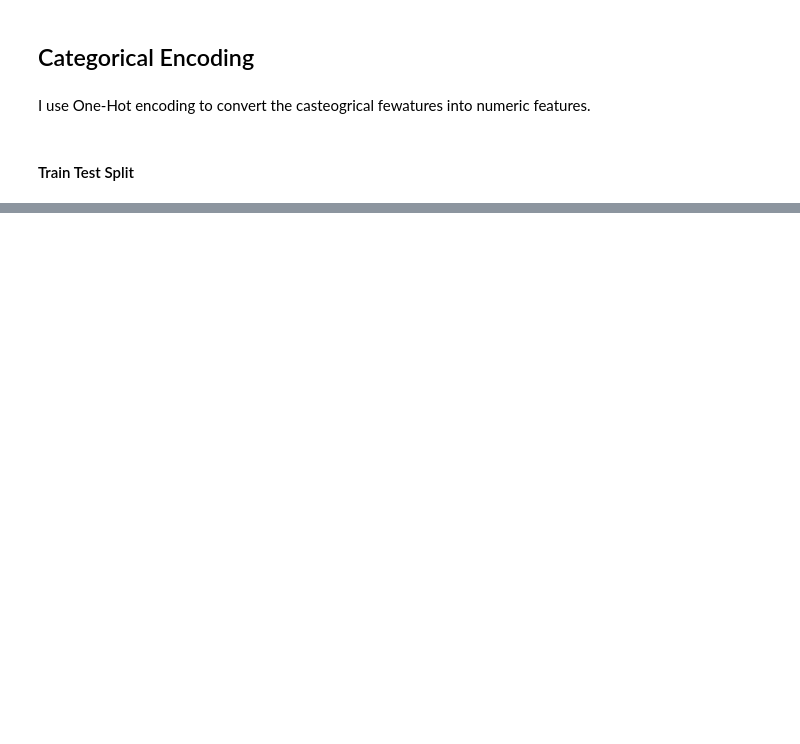
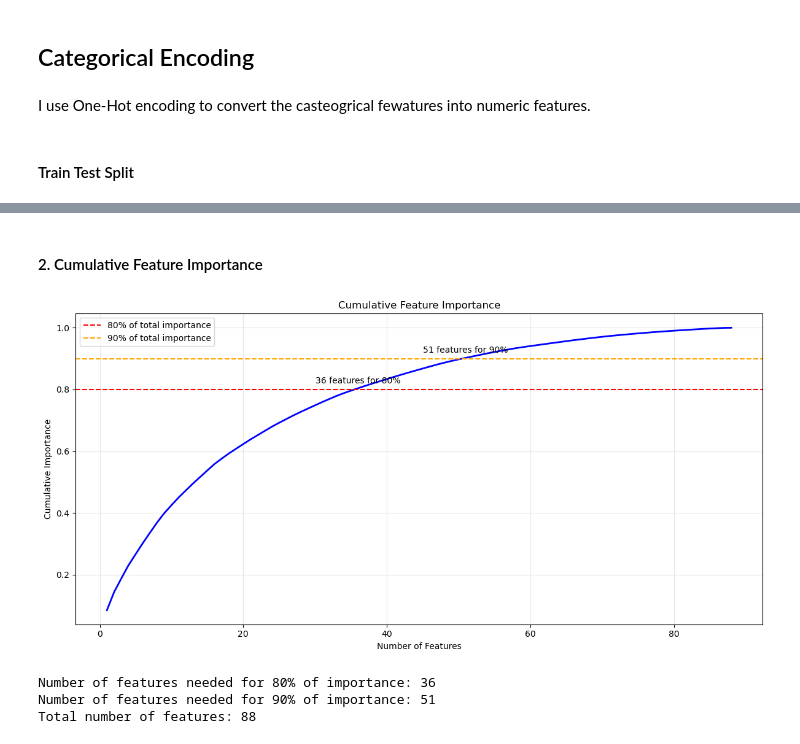
Before and after one commit to RyanWoodzell/Crocodile-Classification, a Jupyter notebook: Crocodile_Random_Forest.ipynb, the cells around one changed output, grey strips where cells are left out. Drawn from its saved outputs; the diff is of its cells as text; code cells hidden in the pictures; blank space fills up the shorter version.

```diff
--- a/Crocodile_Random_Forest.ipynb
+++ b/Crocodile_Random_Forest.ipynb
@@ -211,0 +504,32 @@ cormat = con.corr()
+# %% [markdown]
+#### 2. Cumulative Feature Importance
+# %%
+# 3. Cumulative Feature Importance
+plt.figure(figsize=(12, 6))
+cumulative_importance = np.cumsum(importance_df['importance'])
+plt.plot(range(1, len(cumulative_importance) + 1), cumulative_importance, 'b-', linewidth=2)
+plt.axhline(y=0.8, color='r', linestyle='--', label='80% of total importance')
+plt.axhline(y=0.9, color='orange', linestyle='--', label='90% of total importance')
+plt.xlabel('Number of Features')
+plt.ylabel('Cumulative Importance')
+plt.title('Cumulative Feature Importance')
+plt.legend()
+plt.grid(True, alpha=0.3)
+
+# how many features are needed for 80% and 90%
+features_80 = np.where(cumulative_importance >= 0.8)[0][0] + 1
+features_90 = np.where(cumulative_importance >= 0.9)[0][0] + 1
+plt.text(features_80, 0.82, f'{features_80} features for 80%', fontsize=10, ha='center')
+plt.text(features_90, 0.92, f'{features_90} features for 90%', fontsize=10, ha='center')
+
+plt.tight_layout()
+plt.show()
+
+print(f"Number of features needed for 80% of importance: {features_80}")
+print(f"Number of features needed for 90% of importance: {features_90}")
+print(f"Total number of features: {len(importance_df)}")
+# %% [output]
+[figure, added]
+Number of features needed for 80% of importance: 36
+Number of features needed for 90% of importance: 51
+Total number of features: 88
```
Also changed, not shown: parts of 20 cells of this notebook, 1 other file.
